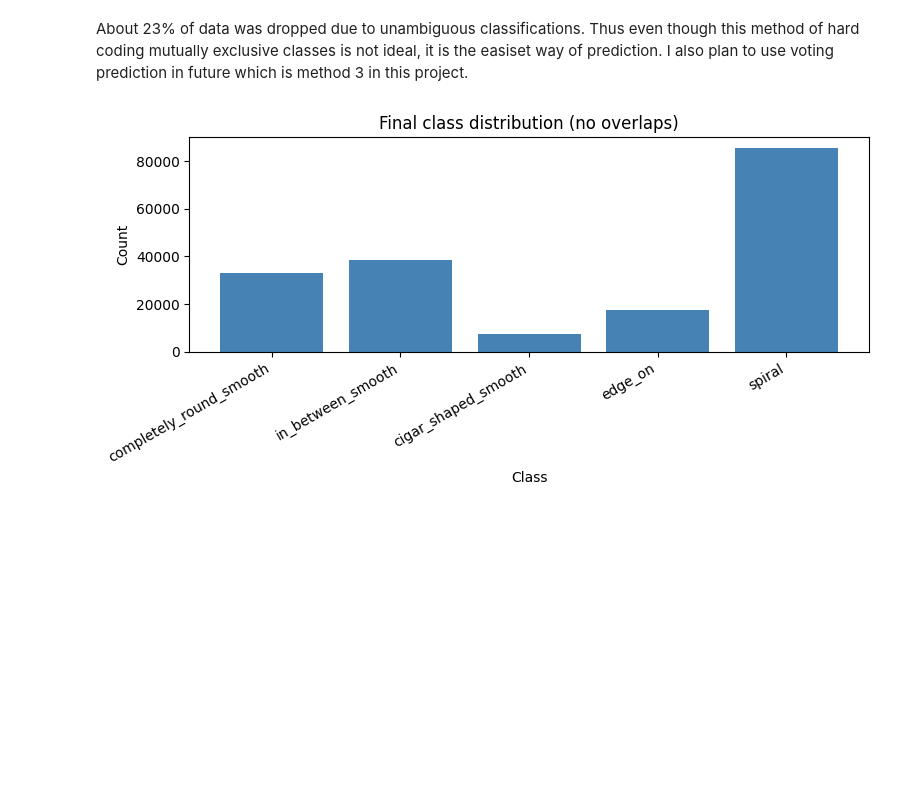
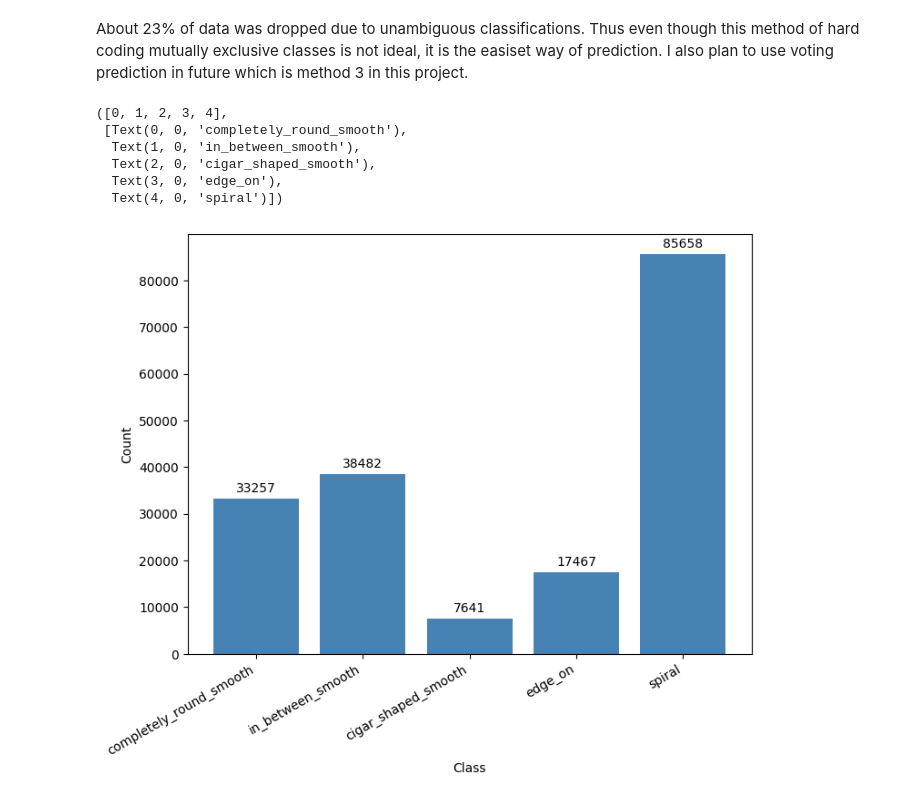
Before and after one commit to YubikNakarmi/galaxy-classification, a Jupyter notebook: notebooks/label_processing_1.ipynb, the cells around one changed output. Drawn from its saved outputs; the diff is of its cells as text; code cells hidden in the pictures; blank space fills up the shorter version.

```diff
--- a/notebooks/label_processing_1.ipynb
+++ b/notebooks/label_processing_1.ipynb
@@ -298,15 +298,18 @@ labeled_df = (
     .assign(label=lambda d: d["label"].astype(int))
     .reset_index(drop=True)
 )
-# %%
-counts = labeled_df["label"].value_counts().sort_index()
-plt.figure(figsize=(8, 4))
-plt.bar([CLASS_NAMES[i] for i in counts.index], counts.values, color='steelblue')
-plt.xlabel("Class")
-plt.ylabel("Count")
-plt.title("No overlap distribution")
-plt.xticks(rotation=30, ha='right')
-plt.tight_layout()
-plt.show()
-# %% [output]
-[figure, removed]
+# %%
+fig,ax = plt.subplots(figsize=(8, 6))
+bars = ax.bar([CLASS_NAMES[i] for i in counts.index], counts.values, color='steelblue')
+ax.bar_label(bars, labels=counts.values, padding=3)
+plt.xlabel("Class")
+plt.ylabel("Count")
+plt.xticks(rotation=30, ha='right')
+# %% [output]
+([0, 1, 2, 3, 4],
+ [Text(0, 0, 'completely_round_smooth'),
+  Text(1, 0, 'in_between_smooth'),
+  Text(2, 0, 'cigar_shaped_smooth'),
+  Text(3, 0, 'edge_on'),
+  Text(4, 0, 'spiral')])
+[figure, added]
```
Also changed, not shown: 7 other files.
